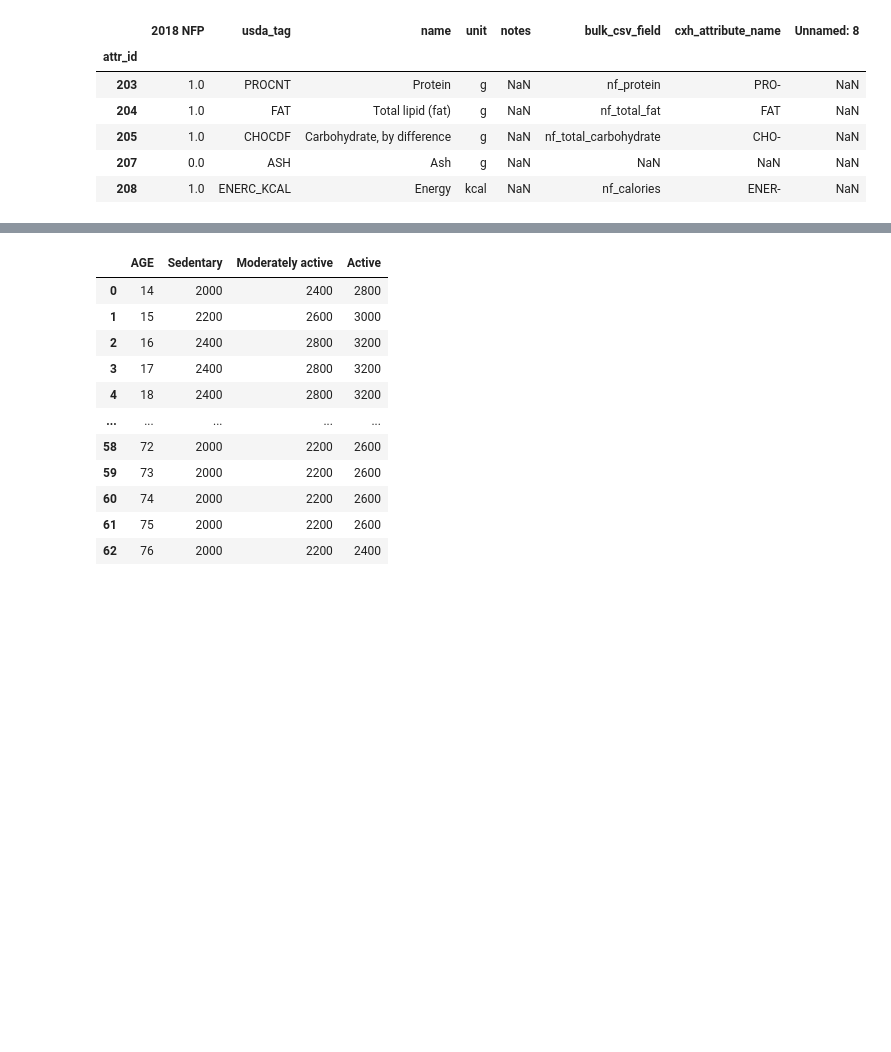
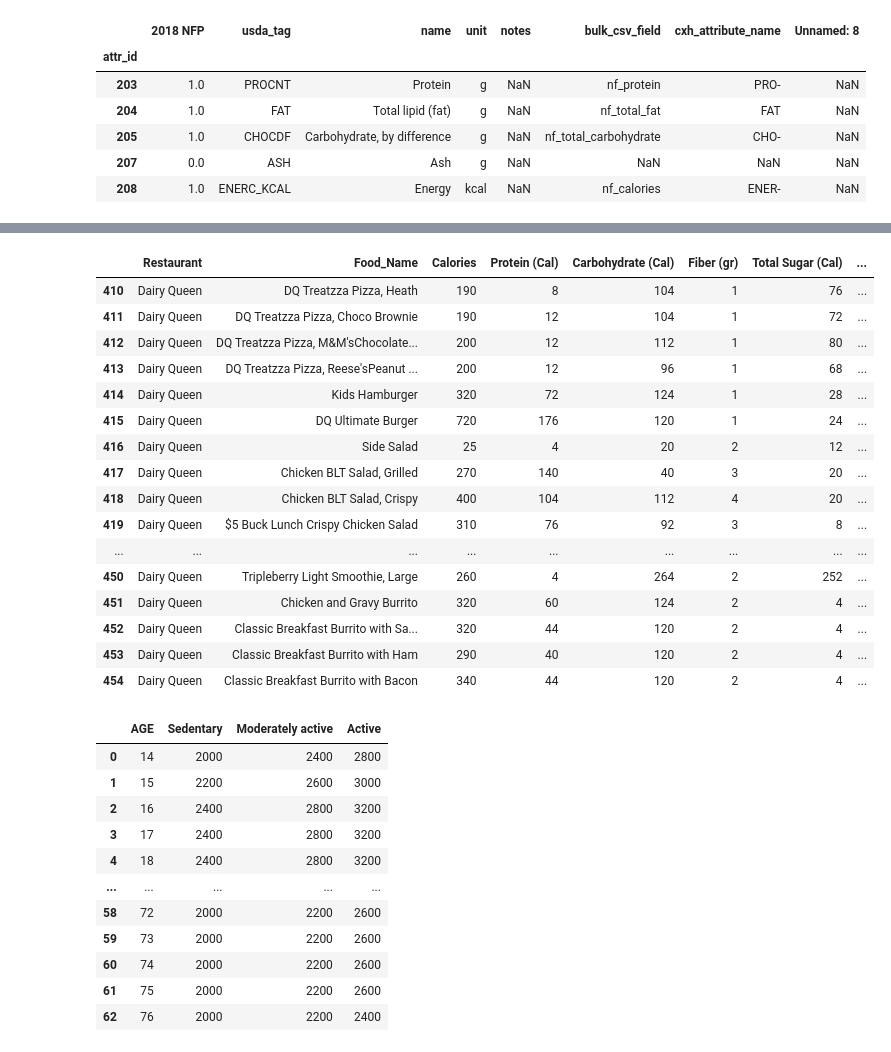
Before and after one commit to darrenluc93/Healthy-Restaurants, a Jupyter notebook: Jupyter Notebooks Data Analysis/Jupyter Notebooks/NutrientsConverter.ipynb, the cells around one changed output, grey strips where cells are left out. Saved outputs shown, nothing was run; the diff lists cells and outputs as text; code cells hidden in the pictures; blank space fills up the shorter version.

```diff
--- a/Jupyter Notebooks Data Analysis/Jupyter Notebooks/NutrientsConverter.ipynb
+++ b/Jupyter Notebooks Data Analysis/Jupyter Notebooks/NutrientsConverter.ipynb
@@ -121,3 +121,23 @@ foodFiltered_df.head()
+# %%
+foodFiltered_df[foodFiltered_df['Restaurant']== 'Dairy Queen']
+# %% [output]
+|  | Restaurant | Food_Name | Calories | Protein (Cal) | Carbohydrate (Cal) | Fiber (gr) | Total Sugar (Cal) | ... |
+| 410 | Dairy Queen | DQ Treatzza Pizza, Heath | 190 | 8 | 104 | 1 | 76 | ... |
+| 411 | Dairy Queen | DQ Treatzza Pizza, Choco Brownie | 190 | 12 | 104 | 1 | 72 | ... |
+| 412 | Dairy Queen | DQ Treatzza Pizza, M&M'sChocolate... | 200 | 12 | 112 | 1 | 80 | ... |
+| 413 | Dairy Queen | DQ Treatzza Pizza, Reese'sPeanut ... | 200 | 12 | 96 | 1 | 68 | ... |
+| 414 | Dairy Queen | Kids Hamburger | 320 | 72 | 124 | 1 | 28 | ... |
+| 415 | Dairy Queen | DQ Ultimate Burger | 720 | 176 | 120 | 1 | 24 | ... |
+| 416 | Dairy Queen | Side Salad | 25 | 4 | 20 | 2 | 12 | ... |
+| 417 | Dairy Queen | Chicken BLT Salad, Grilled | 270 | 140 | 40 | 3 | 20 | ... |
+| 418 | Dairy Queen | Chicken BLT Salad, Crispy | 400 | 104 | 112 | 4 | 20 | ... |
+| 419 | Dairy Queen | $5 Buck Lunch Crispy Chicken Salad | 310 | 76 | 92 | 3 | 8 | ... |
+| ... | ... | ... | ... | ... | ... | ... | ... | ... |
+| 450 | Dairy Queen | Tripleberry Light Smoothie, Large | 260 | 4 | 264 | 2 | 252 | ... |
+| 451 | Dairy Queen | Chicken and Gravy Burrito | 320 | 60 | 124 | 2 | 4 | ... |
+| 452 | Dairy Queen | Classic Breakfast Burrito with Sa... | 320 | 44 | 120 | 2 | 4 | ... |
+| 453 | Dairy Queen | Classic Breakfast Burrito with Ham | 290 | 40 | 120 | 2 | 4 | ... |
+| 454 | Dairy Queen | Classic Breakfast Burrito with Bacon | 340 | 44 | 120 | 2 | 4 | ... |
 # %%
 #Load kcal requirments from FDA
 
```
Also changed, not shown: parts of 3 cells of this notebook, 15 other files.
